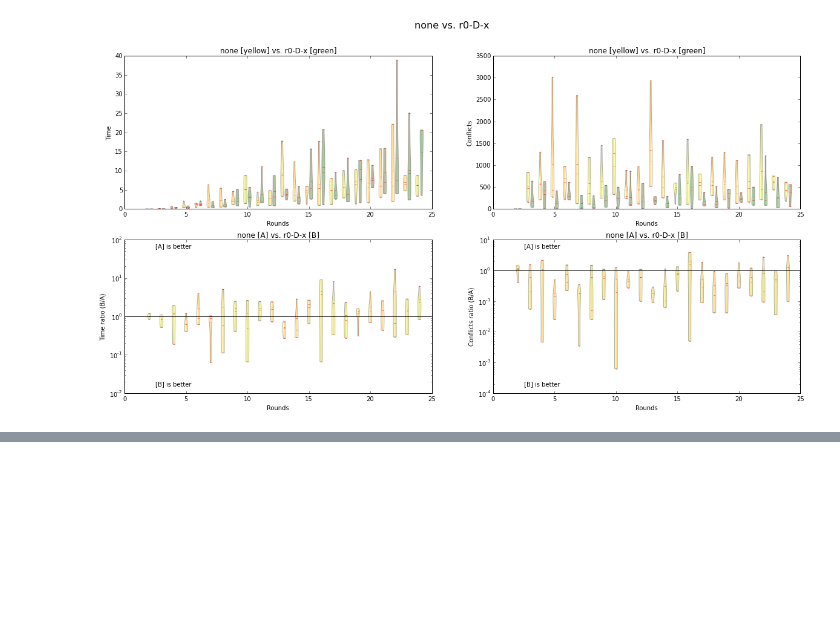
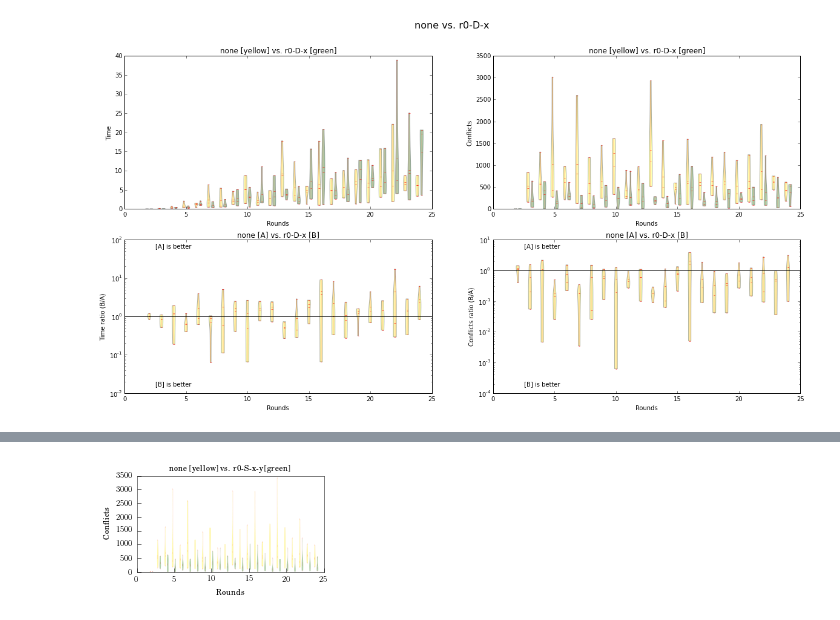
Before and after one commit to lacop/master-thesis-code, a Jupyter notebook: ntb/Best run comparison.ipynb, the cells around one changed output, grey strips where cells are left out. Saved outputs shown, nothing was run; the diff lists cells and outputs as text; code cells hidden in the pictures; blank space fills up the shorter version.

```diff
--- a/ntb/Best run comparison.ipynb
+++ b/ntb/Best run comparison.ipynb
@@ -127,0 +154,11 @@ compare_bos(b'none', b'r0-D-x')
+# %%
+fig = plt.figure()
+ax = fig.add_subplot(1,1,1)
+plot_side_by_side(best_confl, 'Conflicts', ax, b'none', b'r0-S-x-y')
+ax.xaxis.set_ticks_position('bottom')
+ax.yaxis.set_ticks_position('left')
+#ax.set_title('')
+plt.tight_layout()
+plt.savefig('sbs-confl-none-r0sxy.pdf')
+# %% [output]
+[figure, added]
```
Also changed, not shown: parts of 12 cells of this notebook.
